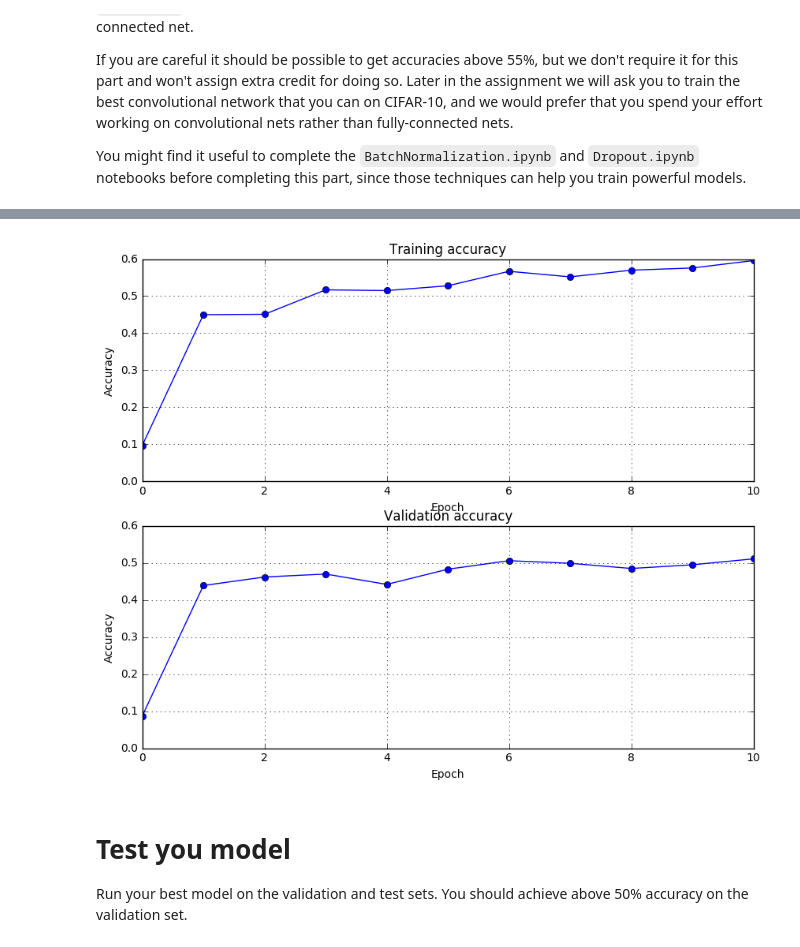
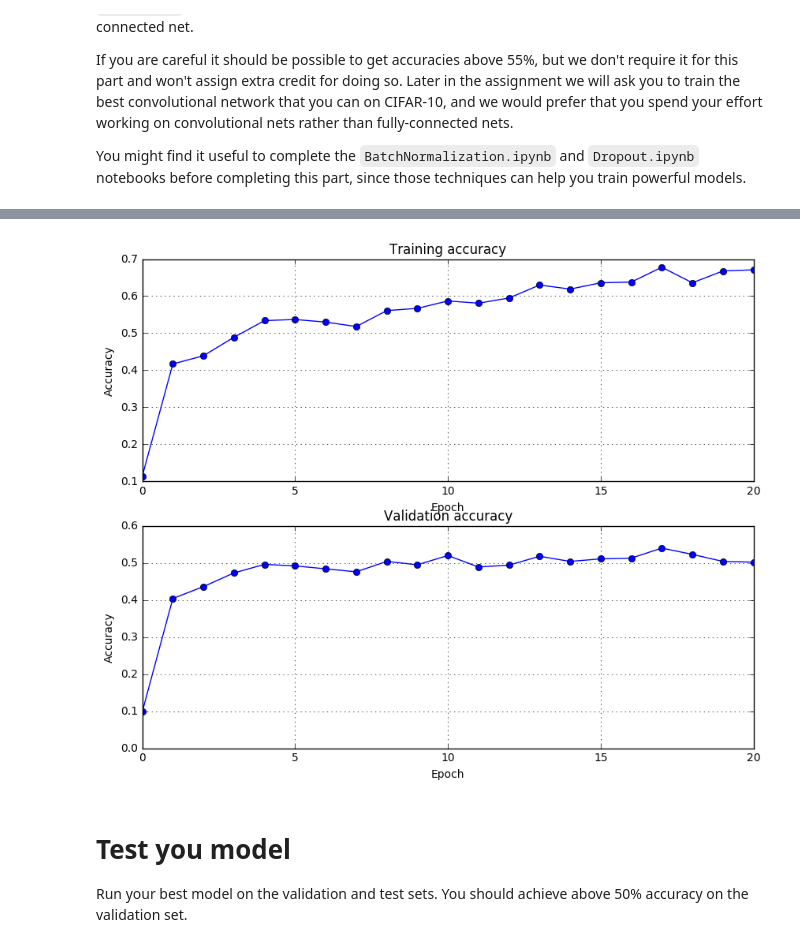
Before and after one commit to bertjiazheng/cs231n, a Jupyter notebook: assignment2/FullyConnectedNets.ipynb, the cells around one changed output, grey strips where cells are left out. Cells and saved outputs as stored; diff of their text form; code cells hidden in the pictures.

```diff
--- a/assignment2/FullyConnectedNets.ipynb
+++ b/assignment2/FullyConnectedNets.ipynb
@@ -792,9 +784,11 @@ best_model = None
 # batch normalization and dropout useful. Store your best model in the         #
 # best_model variable.                                                         #
 ################################################################################
+#model = FullyConnectedNet([64, 128, 256, 128, 128], dropout=0.5,
+#                          use_batchnorm=True, weight_scale=5e-2)
 model = FullyConnectedNet([100, 100, 100, 100, 100], weight_scale=5e-2)
 solver = Solver(model, data,
-                num_epochs=10,
+                num_epochs=20,
                 batch_size=100,
                 update_rule='rmsprop',
                 optim_config={
@@ -842,4 +836,4 @@ best_model = model
-[figure, old version]
+[figure, new version]
 # %% [markdown]
 # Test you model
 Run your best model on the validation and test sets. You should achieve above 50% accuracy on the validation set.
```
Also changed, not shown: parts of 13 cells of this notebook, 1 other file.
